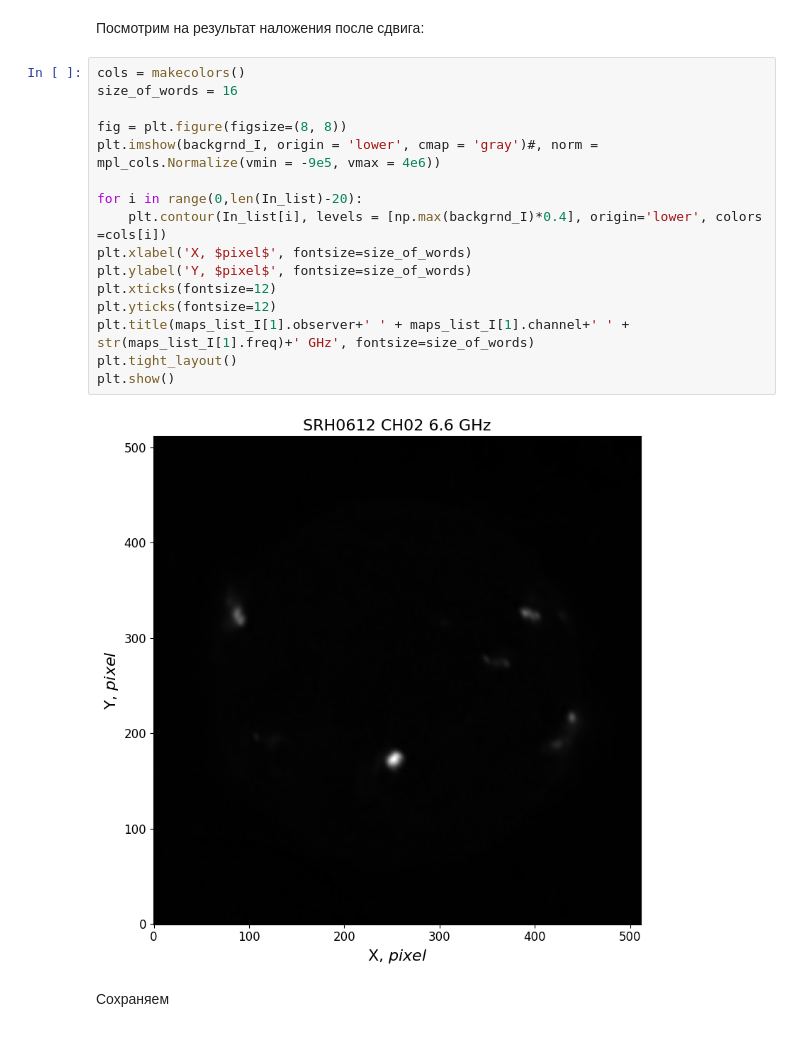
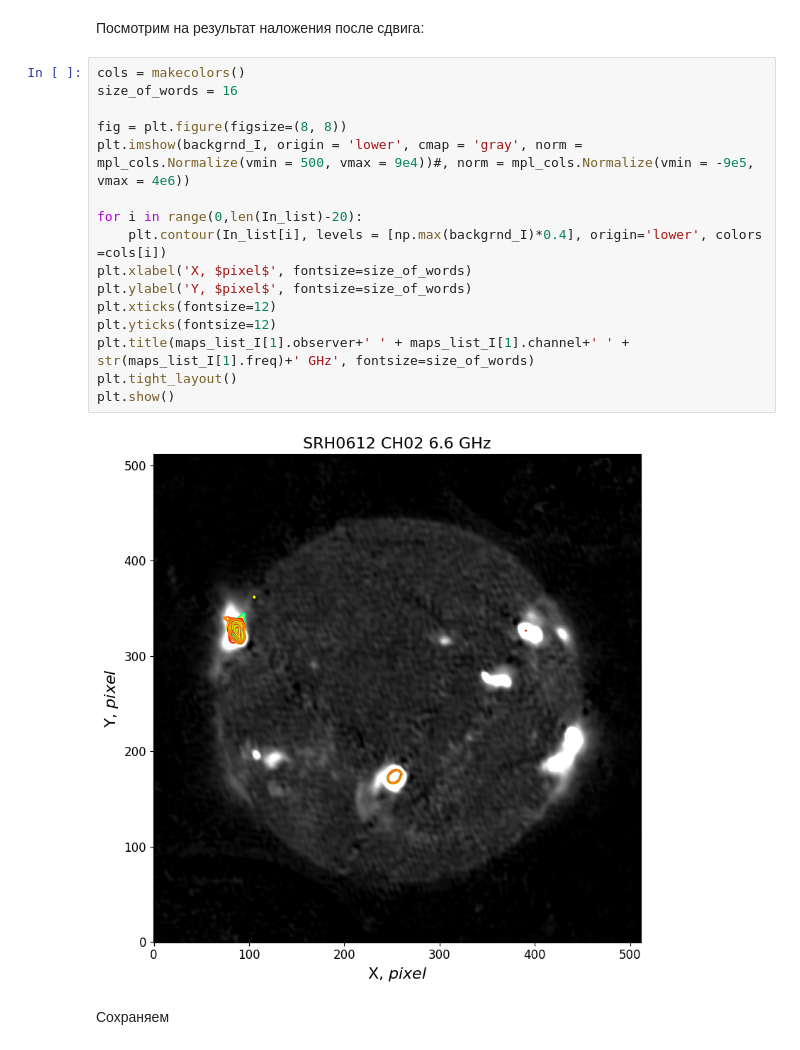
Before and after one commit to bdockfn/SRH_shift_maps, a Jupyter notebook: SRH_shift_maps_example.ipynb, the cells around one changed output. Cells and saved outputs as stored; diff of their text form.

```diff
--- a/SRH_shift_maps_example.ipynb
+++ b/SRH_shift_maps_example.ipynb
@@ -104,21 +121,21 @@ Wall time: 1.68 s
 # %%
 cols = makecolors()
 size_of_words = 16
 
 fig = plt.figure(figsize=(8, 8))
-plt.imshow(backgrnd_I, origin = 'lower', cmap = 'gray')#, norm = mpl_cols.Normalize(vmin = -9e5, vmax = 4e6))
+plt.imshow(backgrnd_I, origin = 'lower', cmap = 'gray', norm = mpl_cols.Normalize(vmin = 500, vmax = 9e4))#, norm = mpl_cols.Normalize(vmin = -9e5, vmax = 4e6))
 
 for i in range(0,len(In_list)-20):
     plt.contour(In_list[i], levels = [np.max(backgrnd_I)*0.4], origin='lower', colors =cols[i])
 plt.xlabel('X, $pixel$', fontsize=size_of_words)
 plt.ylabel('Y, $pixel$', fontsize=size_of_words)
 plt.xticks(fontsize=12)
 plt.yticks(fontsize=12)
 plt.title(maps_list_I[1].observer+' ' + maps_list_I[1].channel+' ' + str(maps_list_I[1].freq)+' GHz', fontsize=size_of_words)
 plt.tight_layout()
 plt.show()
 # %% [output]
-[figure, old version]
+[figure, new version]
 # %% [markdown]
 Сохраняем
 # %%
```
Also changed, not shown: parts of 6 cells of this notebook, 1 other file.
